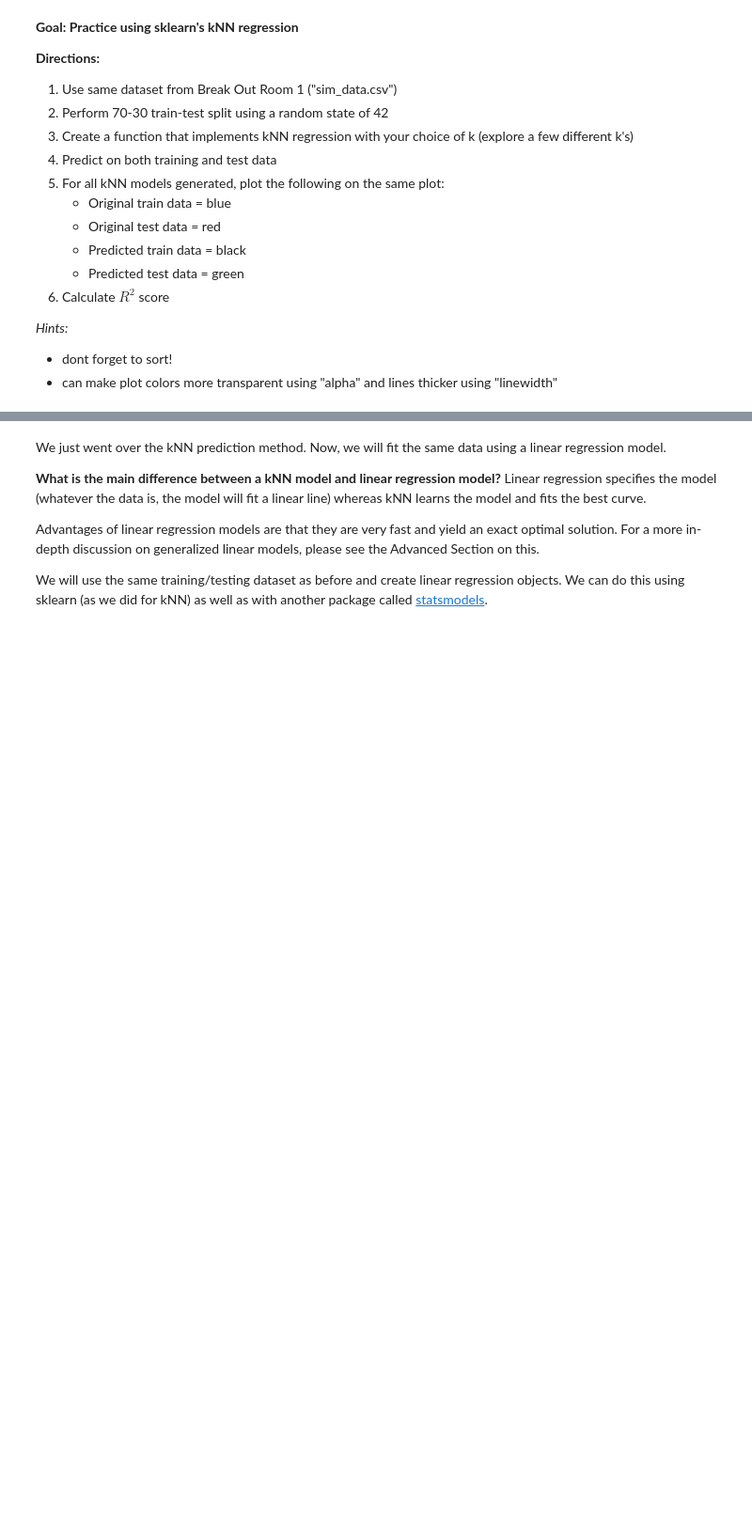
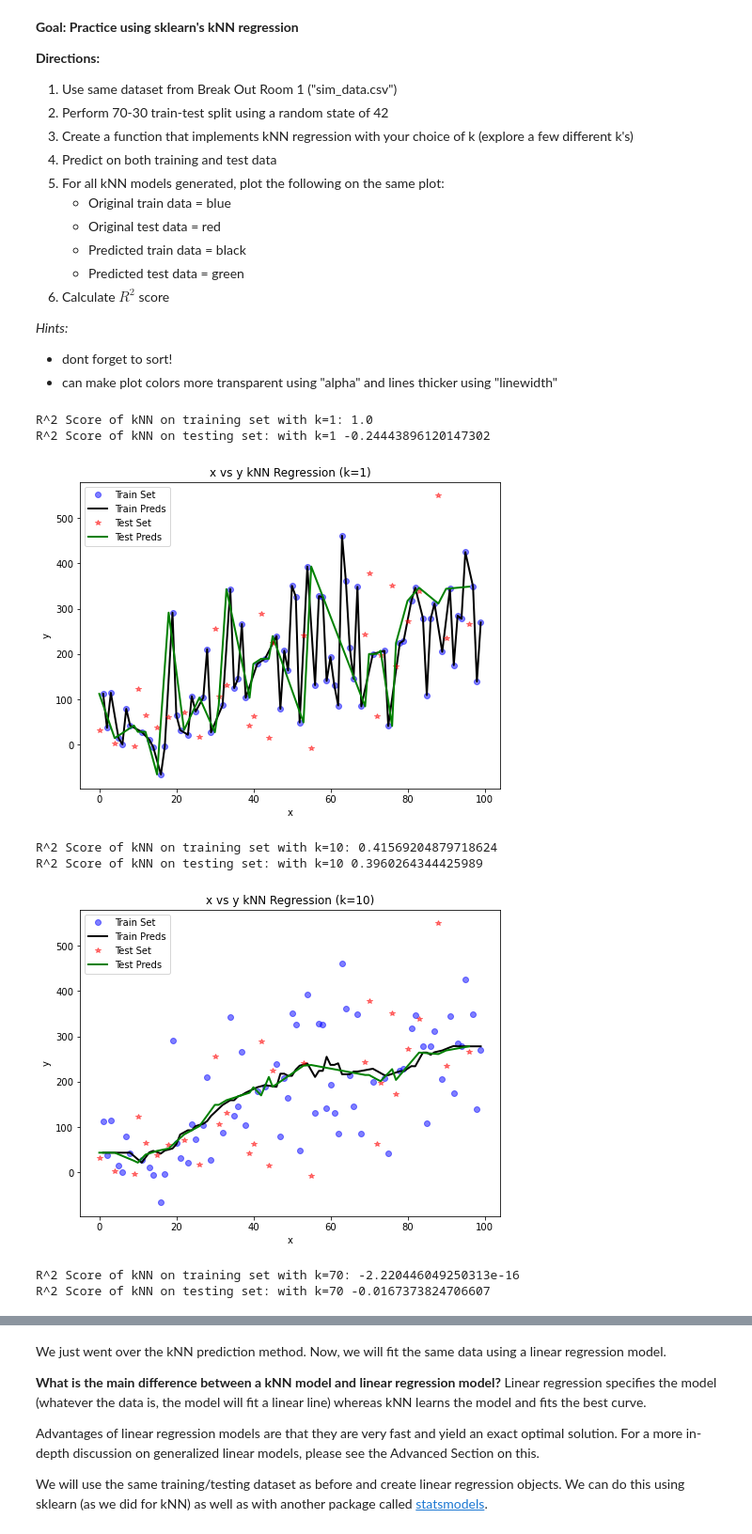
Before and after one commit to Harvard-IACS/2020-CS109A, a Jupyter notebook: content/sections/section2/notebook/cs109a_section_2.ipynb, the cells around one changed output, grey strips where cells are left out. Shown at 94% size. Saved outputs shown, nothing was run; the diff lists cells and outputs as text; code cells hidden in the pictures; blank space fills up the shorter version.

```diff
--- a/content/sections/section2/notebook/cs109a_section_2.ipynb
+++ b/content/sections/section2/notebook/cs109a_section_2.ipynb
@@ -329,0 +426,64 @@ plt.show()
+# %%
+# %load ../solutions/breakout_2_sol.py
+# from sklearn.neighbors import KNeighborsRegressor
+
+# split into 70/30, random_state=42
+sim_train_data, sim_test_data = train_test_split(data, test_size=0.30, random_state=42)
+
+def knn_model(k, train_data, test_data):
+    # create the classifier object
+    neighbors = KNeighborsRegressor(n_neighbors=k)
+
+    # fit the model using x_train as training data and y_train as target values
+    neighbors.fit(train_data[['x']], train_data['y'])
+
+    sorted_train = train_data.sort_values(['x'])
+    sorted_test = test_data.sort_values(['x'])
+
+    # Retreieve our predictions:
+    train_preds = neighbors.predict(sorted_train[['x']])
+    test_preds = neighbors.predict(sorted_test[['x']])
+
+    # find r^2
+    r2_train = neighbors.score(train_data[['x']], train_data['y'])
+    r2_test = neighbors.score(test_data[['x']], test_data['y'])
+
+    print("R^2 Score of kNN on training set with k={}:".format(k), r2_train)
+    print("R^2 Score of kNN on testing set: with k={}".format(k), r2_test)
+    return sorted_train, sorted_test, train_preds, test_preds, r2_train, r2_test
+
+def plot_predictions_same_plot(k, train_data,test_data, train_preds, test_preds):
+    # plot all results on same plot
+    plt.figure(figsize=[8,6])
+    plt.plot(train_data['x'], train_data['y'], 'bo', alpha = 0.5, label = 'Train Set' )
+    plt.plot(train_data['x'], train_preds, 'k-', linewidth = 2, markersize = 10, label = 'Train Preds')
+    plt.plot(test_data['x'], test_data['y'], 'r*', alpha = 0.5, label = 'Test Set' )
+    plt.plot(test_data['x'], test_preds, 'g-', linewidth = 2, markersize = 10, label = 'Test Preds')
+
+    plt.xlabel('x')
+    plt.ylabel('y')
+    plt.title("x vs y kNN Regression (k={})".format(k))
+    plt.legend()
+    plt.show()
+
+knn_train_preds = []
+knn_test_preds = []
+knn_r2_train_scores = []
+knn_r2_test_scores = []
+
+for k in [1,10,70]:
+    sim_sorted_train, sim_sorted_test, sim_train_preds, sim_test_preds, knn_r2_train, knn_r2_test = knn_model(k, sim_train_data,sim_test_data)
+    plot_predictions_same_plot(k,sim_sorted_train, sim_sorted_test, sim_train_preds, sim_test_preds)
+    knn_train_preds.append(sim_train_preds)
+    knn_test_preds.append(sim_test_preds)
+    knn_r2_train_scores.append(knn_r2_train)
+    knn_r2_test_scores.append(knn_r2_test)
+# %% [output]
+R^2 Score of kNN on training set with k=1: 1.0
+R^2 Score of kNN on testing set: with k=1 -0.24443896120147302
+[figure, added]
+R^2 Score of kNN on training set with k=10: 0.41569204879718624
+R^2 Score of kNN on testing set: with k=10 0.3960264344425989
+[figure, added]
+R^2 Score of kNN on training set with k=70: -2.220446049250313e-16
+R^2 Score of kNN on testing set: with k=70 -0.0167373824706607
```
Also changed, not shown: parts of 38 cells of this notebook, 1 other file.
